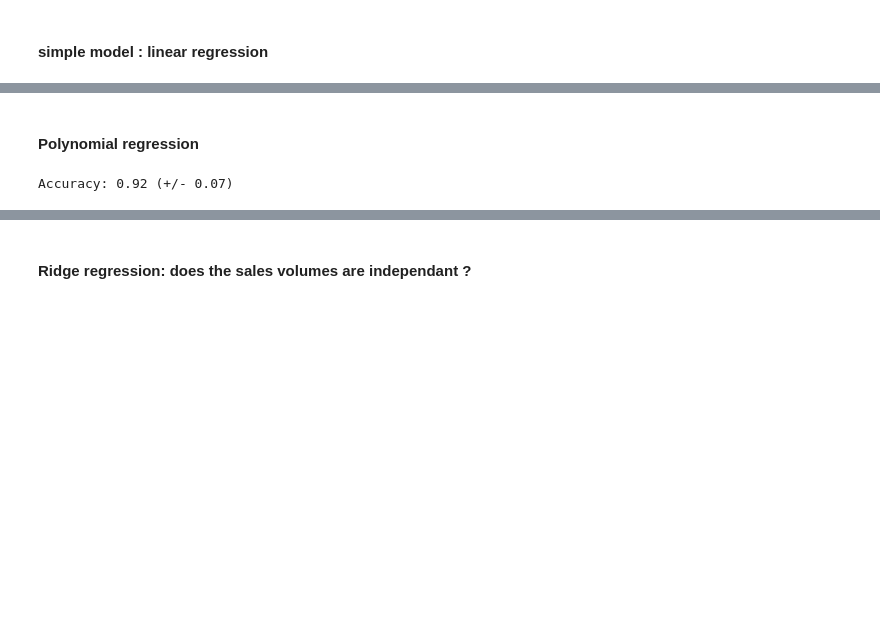
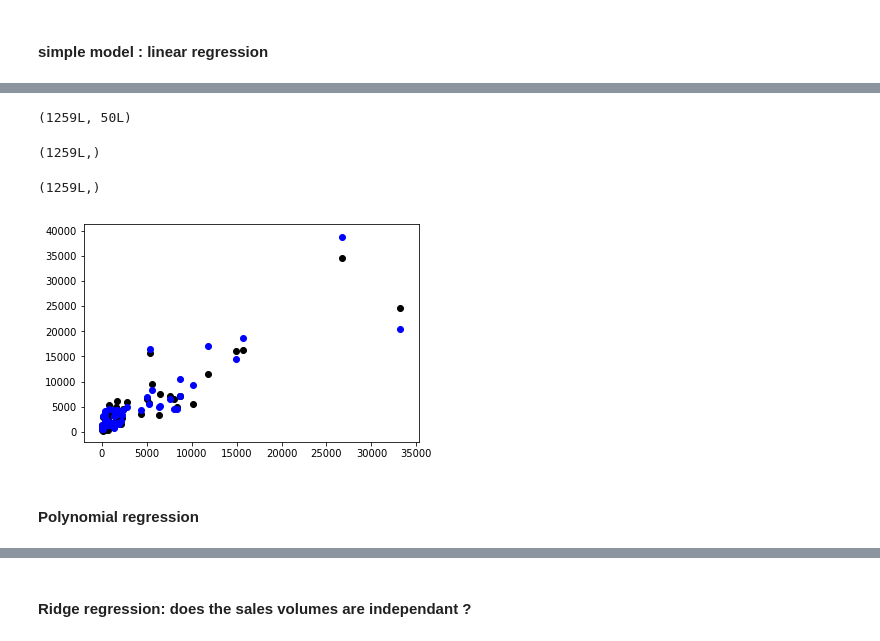
Before and after one commit to enrabre/Sales-forecast, a Jupyter notebook: pmi.ipynb, the cells around one changed output, grey strips where cells are left out. Drawn from its saved outputs; the diff is of its cells as text; code cells hidden in the pictures; blank space fills up the shorter version.

Commit message:
MAE to score model + plot

```diff
--- a/pmi.ipynb
+++ b/pmi.ipynb
@@ -227,2 +226,8 @@ plt.show()
+# %%
+shuffleX, shuffley = shuffle(X, y)
+# %%
+# Take 1/5 of the dataset to test
+testX, testy = shuffleX[:(len(X)/5)], shuffley[:(len(X)/5)]
+trainX, trainy = shuffleX[(len(X)/5):], shuffley[(len(X)/5):]
 # %% [markdown]
 #### simple model : linear regression
@@ -235,0 +234,3 @@ Accuracy: 0.92 (+/- 0.07)
+# %%
+linear = LinearRegression()
+linear.fit(trainX, trainy)
@@ -235,0 +239,2 @@ Accuracy: 0.92 (+/- 0.07)
+# %%
+y_pred = linear.predict(testX)
@@ -236,2 +264,22 @@ Accuracy: 0.92 (+/- 0.07)
+# %%
+testX.shape
+# %% [output]
+(1259L, 50L)
+# %%
+testy.shape
+# %% [output]
+(1259L,)
+# %%
+testX.T[0].shape
+# %% [output]
+(1259L,)
+# %%
+# Plot outputd
+plt.scatter(testX.T[0][:50], testy[:50] , color='black')
+plt.scatter(testX.T[0][:50] , y_pred[:50] , color='blue')
+
+plt.show()
+# %% [output]
+[figure, added]
 # %% [markdown]
 #### Polynomial regression
@@ -245,4 +285,0 @@ scores = cross_val_score(ols, X_transformed, y, cv=5)
-# %%
-print("Accuracy: %0.2f (+/- %0.2f)" % (scores.mean(), scores.std() * 2))
-# %% [output]
-Accuracy: 0.92 (+/- 0.07)
```
Also changed, not shown: parts of 35 cells of this notebook.
